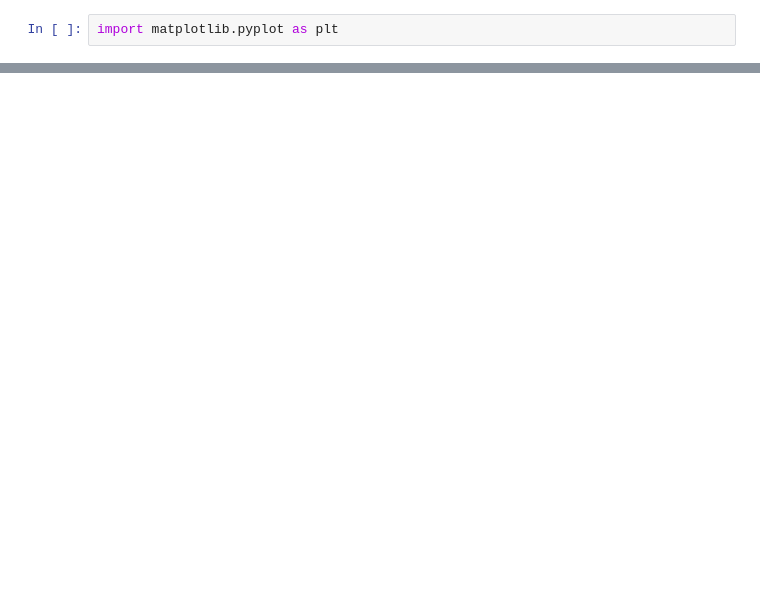
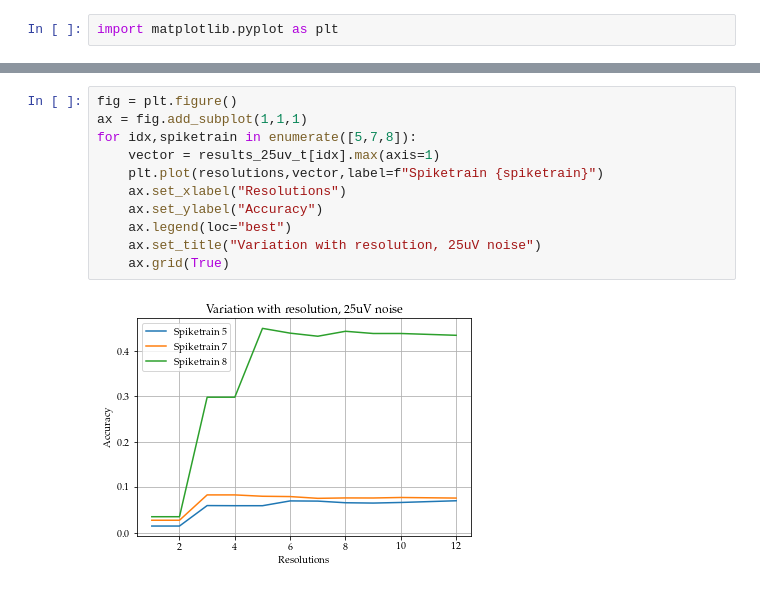
Before and after one commit to LuighiV/eapprocessor, a Jupyter notebook: notebooks/3_Evaluation_Threshold_20kHz_multiple_sampling_window.ipynb, the cells around one changed output, grey strips where cells are left out. Cells and saved outputs as stored; diff of their text form; blank space fills up the shorter version.

```diff
--- a/notebooks/3_Evaluation_Threshold_20kHz_multiple_sampling_window.ipynb
+++ b/notebooks/3_Evaluation_Threshold_20kHz_multiple_sampling_window.ipynb
@@ -453,0 +361,13 @@ for idx,spiketrain in enumerate([5,7,8]):
+# %%
+fig = plt.figure()
+ax = fig.add_subplot(1,1,1)
+for idx,spiketrain in enumerate([5,7,8]):
+    vector = results_25uv_t[idx].max(axis=1)
+    plt.plot(resolutions,vector,label=f"Spiketrain {spiketrain}")
+    ax.set_xlabel("Resolutions")
+    ax.set_ylabel("Accuracy")
+    ax.legend(loc="best")
+    ax.set_title("Variation with resolution, 25uV noise")
+    ax.grid(True)
+# %% [output]
+[figure, added]
```
Also changed, not shown: parts of 36 cells of this notebook, 6 other files.
